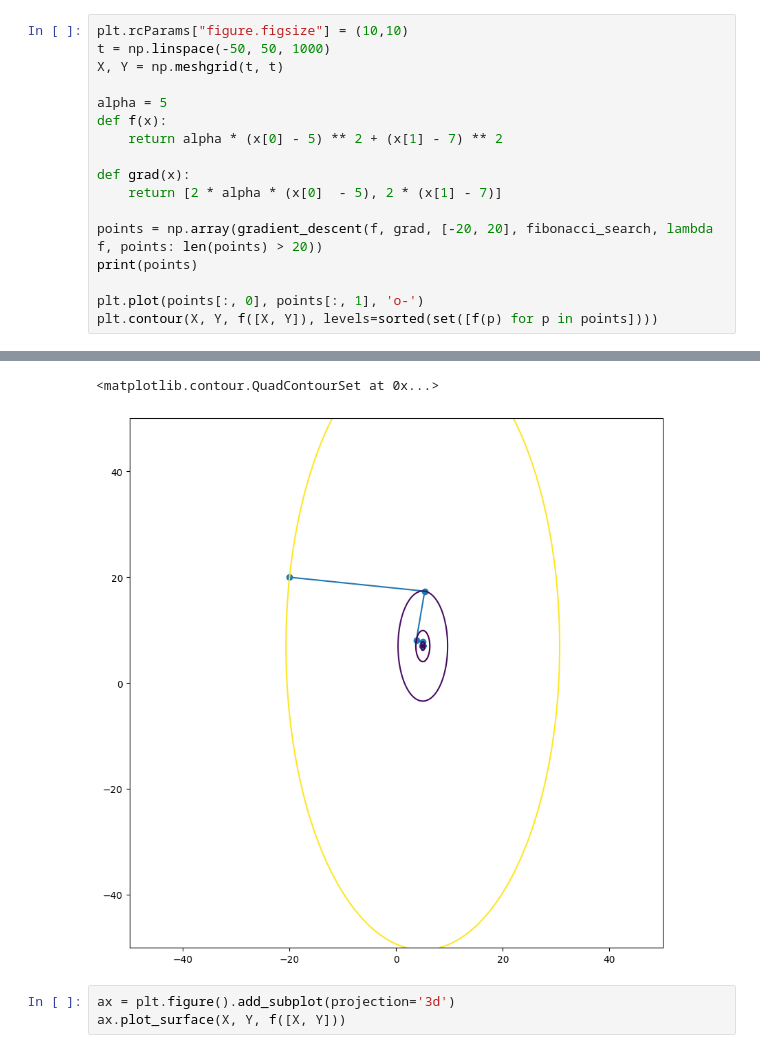
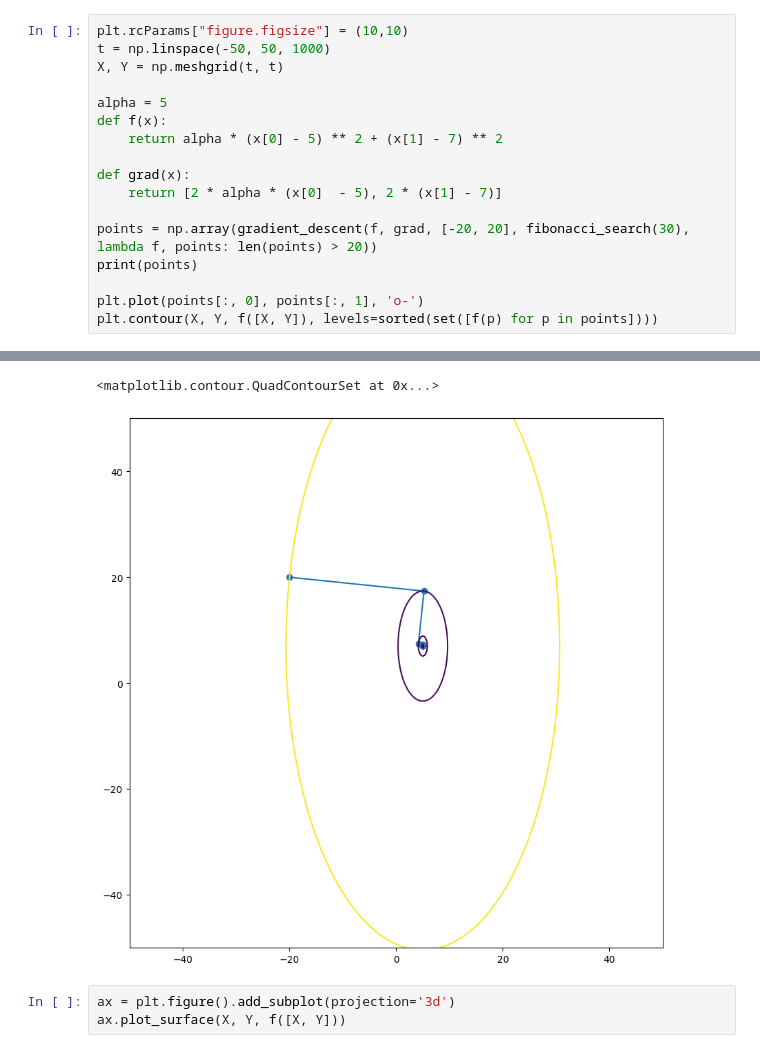
Before and after one commit to spanish-inquisition-optimization/GradientDescent, a Jupyter notebook: gradient_descent.ipynb, the cells around one changed output, grey strips where cells are left out. Drawn from its saved outputs; the diff is of its cells as text.

Commit message:
Provide custom parameters to linear search methods

```diff
--- a/gradient_descent.ipynb
+++ b/gradient_descent.ipynb
@@ -88,7 +90,7 @@ def f(x):
 def grad(x):
     return [2 * alpha * (x[0]  - 5), 2 * (x[1] - 7)]
 
-points = np.array(gradient_descent(f, grad, [-20, 20], fibonacci_search, lambda f, points: len(points) > 20))
+points = np.array(gradient_descent(f, grad, [-20, 20], fibonacci_search(30), lambda f, points: len(points) > 20))
 print(points)
 
 plt.plot(points[:, 0], points[:, 1], 'o-')
@@ -114,5 +116,5 @@ plt.contour(X, Y, f([X, Y]), levels=sorted(set([f(p) for p in points])))
 <matplotlib.contour.QuadContourSet at 0x...>
-[figure, old version]
+[figure, new version]
 # %%
 ax = plt.figure().add_subplot(projection='3d')
 ax.plot_surface(X, Y, f([X, Y]))
```
Also changed, not shown: parts of 2 cells of this notebook.
